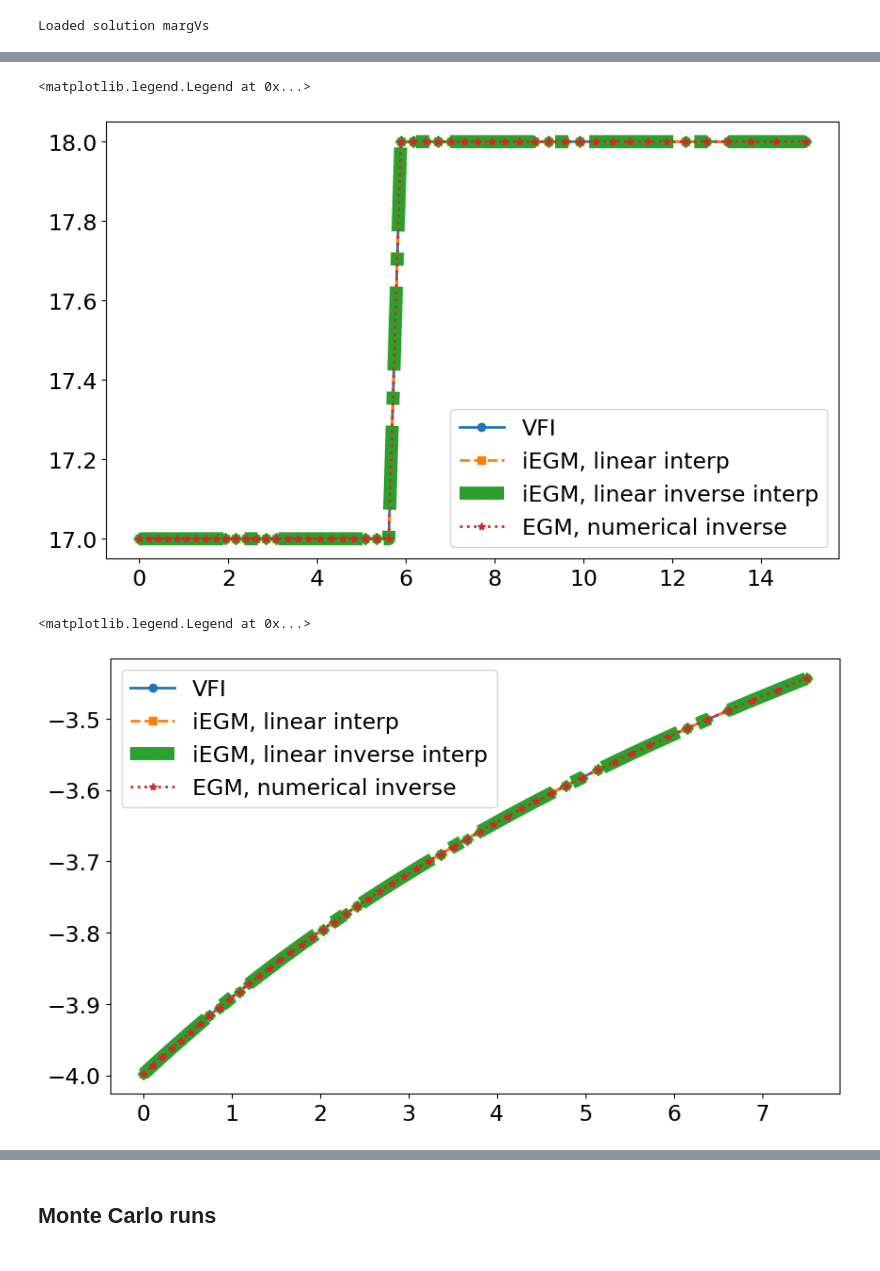
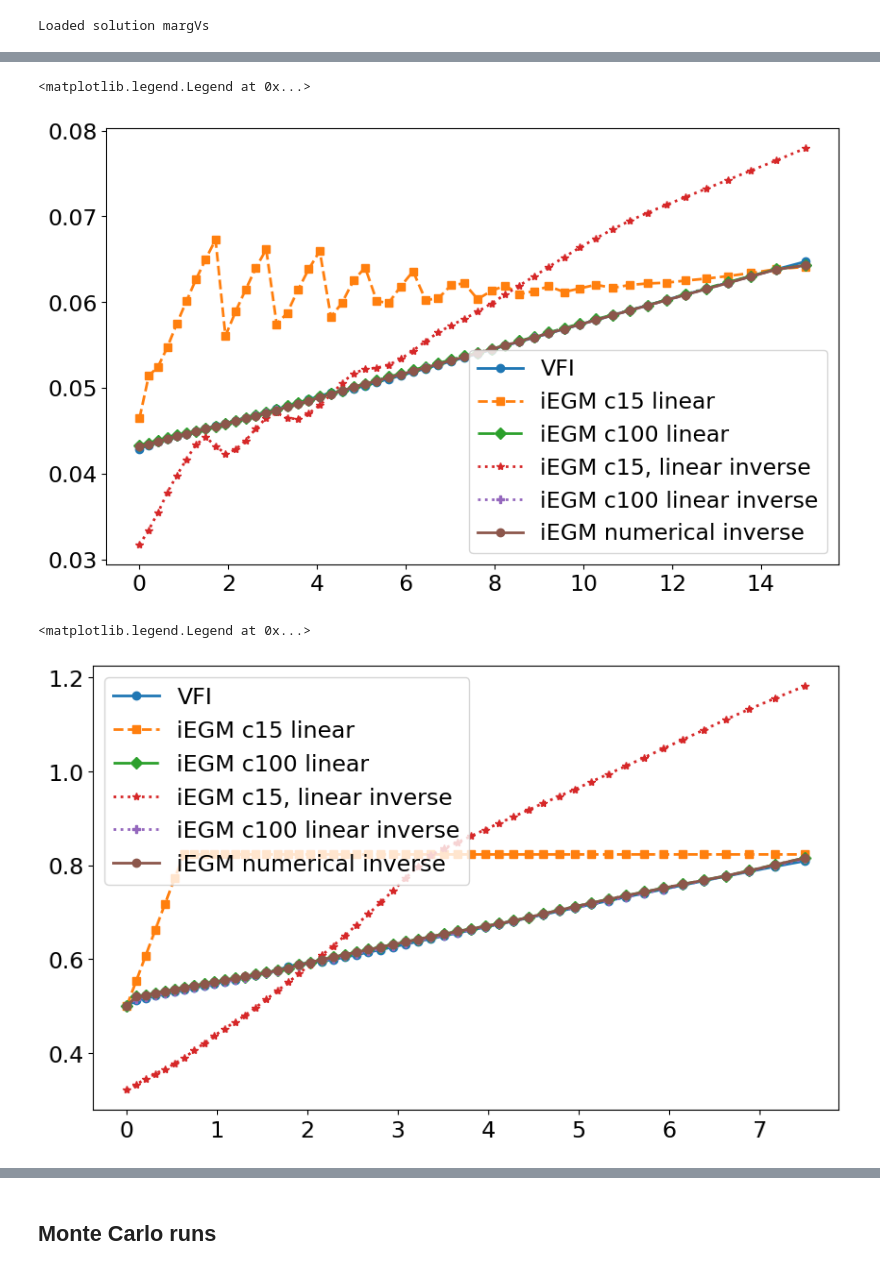
Before and after one commit to ThomasHJorgensen/iEGM, a Jupyter notebook: 02. LimitedCommmitmentModel.ipynb, the cells around one changed output, grey strips where cells are left out. Drawn from its saved outputs; the diff is of its cells as text; code cells hidden in the pictures.

```diff
--- a/02. LimitedCommmitmentModel.ipynb
+++ b/02. LimitedCommmitmentModel.ipynb
@@ -16,8 +16,8 @@ from consav import linear_interp
 import LimitedCommitmentModel as lcm
 
 # plot style
-linestyles = ['-','--','-.',':',':']
-markers = ['o','s','D','*','P']
+linestyles = ['-','--','-.',':',':','solid']
+markers = ['o','s','D','*','P','o']
 linewidth = 2
 font_size = 17
 font = {'size':font_size}
@@ -78,20 +78,21 @@ solution_specs = {'solution': {'latexname':'Solution', 'par':{**settings, 'do_eg
 
 num_margu = 15
 
-# specs = {
-#     'model 1':{'latexname':'VFI', 'par':{**settings, 'use_external_solution':True, 'do_egm':False}},
-#     'model 2':{'latexname':f'iEGM c{num_margu} linear', 'par':{**settings, 'use_external_solution':True, 'num_marg_u':num_margu}},
-#     'model 3':{'latexname':'iEGM c100 linear', 'par':{**settings, 'use_external_solution':True, 'num_marg_u':100}},
-#     'model 4':{'latexname':f'iEGM c{num_margu}, linear inverse', 'par':{**settings, 'use_external_solution':True, 'num_marg_u':num_margu, 'interp_inverse': True}},
-#     'model 5':{'latexname':'iEGM c100 linear inverse', 'par':{**settings, 'use_external_solution':True, 'num_marg_u':100, 'interp_inverse': True}},
-#     }
+specs = {
+    'model 1':{'latexname':'VFI', 'par':{**settings, 'use_external_solution':True, 'do_egm':False}},
+    'model 2':{'latexname':f'iEGM c{num_margu} linear', 'par':{**settings, 'use_external_solution':True, 'num_marg_u':num_margu}},
+    'model 3':{'latexname':'iEGM c100 linear', 'par':{**settings, 'use_external_solution':True, 'num_marg_u':100}},
+    'model 4':{'latexname':f'iEGM c{num_margu}, linear inverse', 'par':{**settings, 'use_external_solution':True, 'num_marg_u':num_margu, 'interp_inverse': True}},
+    'model 5':{'latexname':'iEGM c100 linear inverse', 'par':{**settings, 'use_external_solution':True, 'num_marg_u':100, 'interp_inverse': True}},
+    'model 6':{'latexname':'iEGM numerical inverse', 'par':{**settings, 'use_external_solution':True, 'num_marg_u':100, 'interp_method': "numerical"}},
+    }
 
-specs = {'model 1':{'latexname':'VFI', 'par':{**settings, 'do_egm':False}},
-         'model 2':{'latexname':'iEGM, linear interp', 'par':{**settings, 'do_egm': True}},
-         'model 3':{'latexname':'iEGM, linear inverse interp', 'par':{**settings, 'do_egm': True, 'interp_inverse': True}},
-         'model 4':{'latexname':'EGM, numerical inverse', 'par':{**settings, 'do_egm': True, 'interp_method': "numerical"}},
+# specs = {'model 1':{'latexname':'VFI', 'par':{**settings, 'do_egm':False}},
+#          'model 2':{'latexname':'iEGM, linear interp', 'par':{**settings, 'do_egm': True}},
+#          'model 3':{'latexname':'iEGM, linear inverse interp', 'par':{**settings, 'do_egm': True, 'interp_inverse': True}},
+#          #'model 4':{'latexname':'EGM, numerical inverse', 'par':{**settings, 'do_egm': True, 'interp_method': "numerical"}},
 
-}
+# }
 # %%
 # solve/load solution Marginal values
 do_load = True
@@ -178,35 +176,34 @@ m4 = models['model 4']
 # %%
 # plot model solutions
 grid = 'grid_A'
 var = 'power_idx'
-#var = 'C_tot_start_as_couple'
+var = 'Cw_priv_couple_to_couple'
+#var = 'Cw_priv_single_to_couple'
 
-t = 15
-iP = 18
-iL = 10
+t = 0
+iP = 2
+iL = 1
 iA = 21
 
 fig, ax = plt.subplots(1, 1, figsize=(10, 6))
 i = 0
 for name, model in models.items():
 
     par = model.par
     sol = model.sol
 
-    lw = linewidth*5 if name == 'model 3' else linewidth
-
     ax.plot(getattr(par,grid), getattr(sol,var)[t,iP,iL], label=model.spec['latexname'], linestyle=linestyles[i], marker=markers[i], linewidth=lw)
     i += 1
 ax.legend()
 # %% [output]
 <matplotlib.legend.Legend at 0x...>
-[figure, old version]
+[figure, new version]
 # %%
 # plot model solutions
 grid = 'grid_Aw'
-var = 'EVw_start_as_single'
+var = 'Cw_priv_single_to_single'
 
-t = 12
+t = 4
 
 fig, ax = plt.subplots(1, 1, figsize=(10, 6))
 i = 0
@@ -215,14 +212,12 @@ for name, model in models.items():
     par = model.par
     sol = model.sol
 
-    lw = linewidth*5 if name == 'model 3' else linewidth
-
     ax.plot(getattr(par,grid), getattr(sol,var)[t], label=model.spec['latexname'], linestyle=linestyles[i], marker=markers[i], linewidth=lw)
     i += 1
 ax.legend()
 # %% [output]
 <matplotlib.legend.Legend at 0x...>
-[figure, old version]
+[figure, new version]
 # %%
 # Re-compile and solve
 for model in models.values():
```
Also changed, not shown: parts of 5 cells of this notebook, 1 other file.
